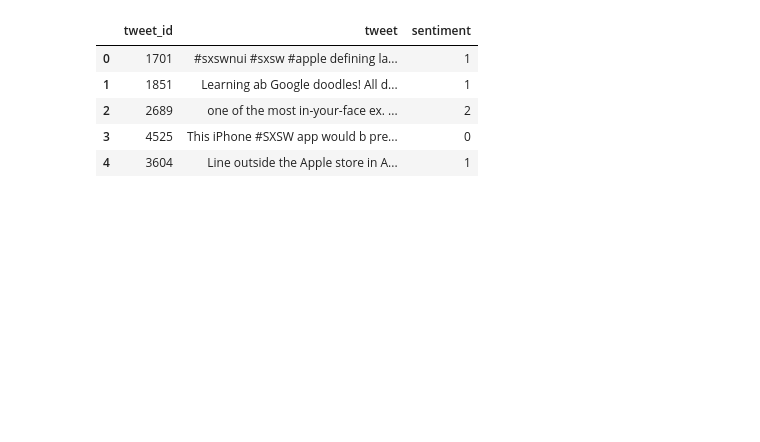
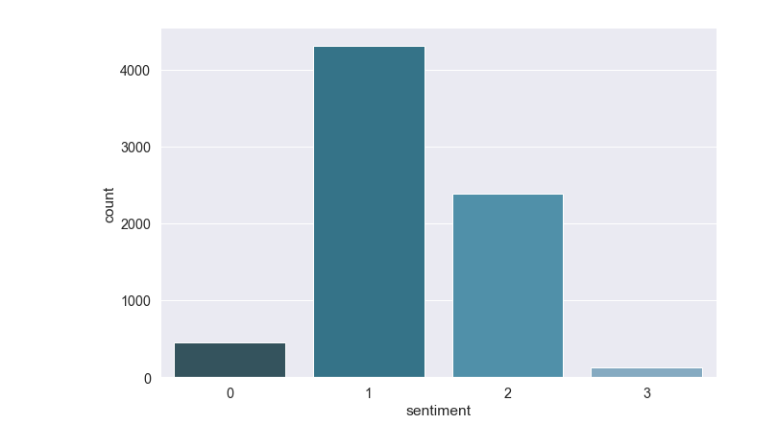
Before and after one commit to anajikadam17/Sentiment-Analysis_Hackathon, a Jupyter notebook: Submision.ipynb, the cells around one changed output. Saved outputs shown, nothing was run; the diff lists cells and outputs as text; code cells hidden in the pictures; blank space fills up the shorter version.

Commit message:
EDA and Text Cleaning done

```diff
--- a/Submision.ipynb
+++ b/Submision.ipynb
@@ -11,11 +1,44 @@ import string
+# %%
+import numpy as np
+import pandas as pd
+pd.set_option('display.max_colwidth', -1)
+from time import time
+import re
+import string
+import os
+import emoji
+from pprint import pprint
+import collections
+import matplotlib.pyplot as plt
+import seaborn as sns
+sns.set(style="darkgrid")
+sns.set(font_scale=1.3)
+from sklearn.base import BaseEstimator, TransformerMixin
+from sklearn.feature_extraction.text import CountVectorizer
+from sklearn.feature_extraction.text import TfidfVectorizer
+from sklearn.model_selection import GridSearchCV
+from sklearn.model_selection import train_test_split
+from sklearn.pipeline import Pipeline, FeatureUnion
+from sklearn.metrics import classification_report
+from sklearn.naive_bayes import MultinomialNB
+from sklearn.linear_model import LogisticRegression
+from sklearn.tree import DecisionTreeClassifier
+from sklearn.ensemble import RandomForestClassifier
+from sklearn.externals import joblib
+import gensim
+from nltk.corpus import stopwords
+from nltk.stem import PorterStemmer
+from nltk.tokenize import word_tokenize
+import warnings
+warnings.filterwarnings('ignore')
+np.random.seed(37)
 # %%
 #Loading the data for mini-challenges
 df = pd.read_csv('data/train.csv')
-df.head()
+df = df.reindex(np.random.permutation(df.index))
+df = df[['tweet', 'sentiment']]
-# %% [output]
-|  | tweet_id | tweet | sentiment |
-| 0 | 1701 | #sxswnui #sxsw #apple defining la... | 1 |
-| 1 | 1851 | Learning ab Google doodles! All d... | 1 |
-| 2 | 2689 | one of the most in-your-face ex. ... | 2 |
-| 3 | 4525 | This iPhone #SXSW app would b pre... | 0 |
-| 4 | 3604 | Line outside the Apple store in A... | 1 |
+# %%
+sns.factorplot(x="sentiment", data=df, kind="count", size=6, aspect=1.5, palette="PuBuGn_d")
+plt.show()
+# %% [output]
+[figure, added]
```
Also changed, not shown: parts of 19 cells of this notebook.
